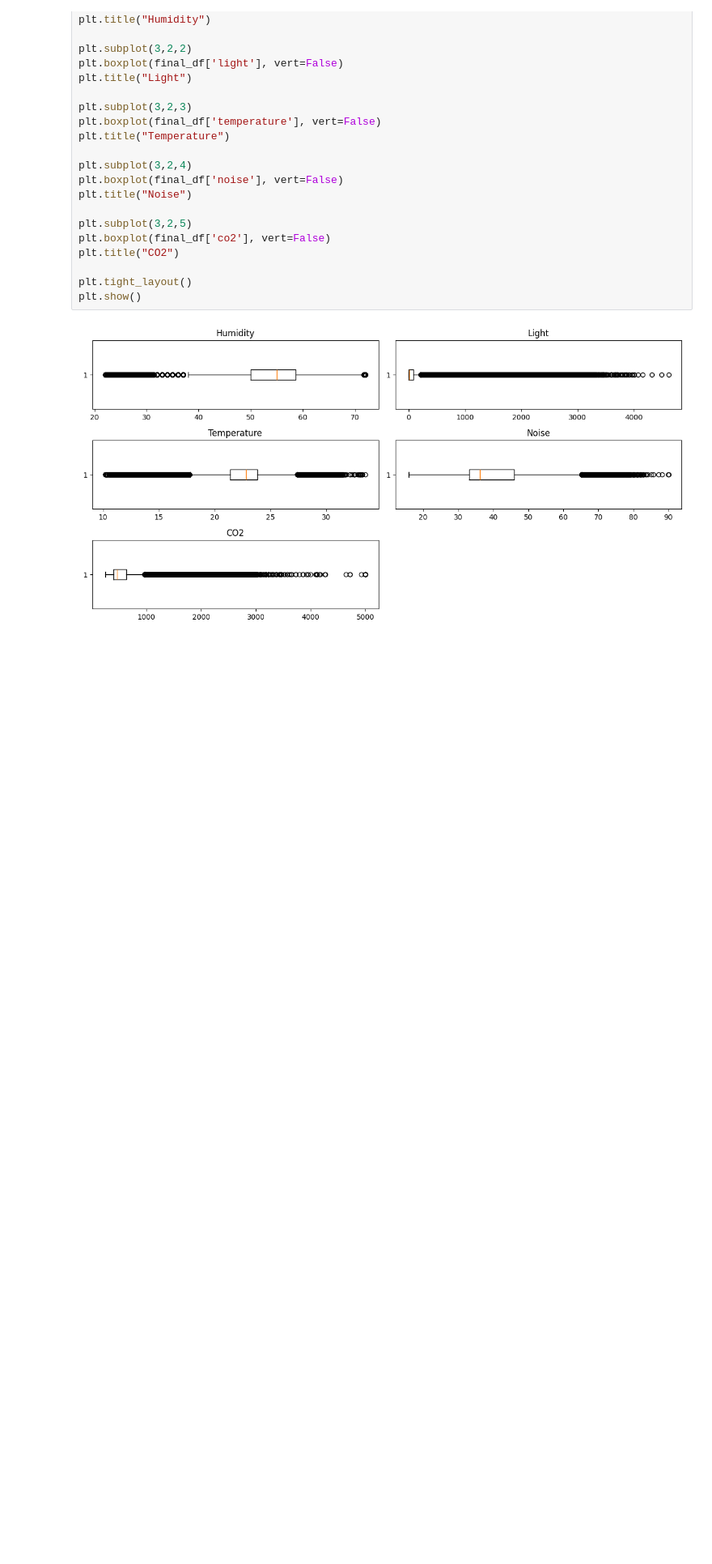
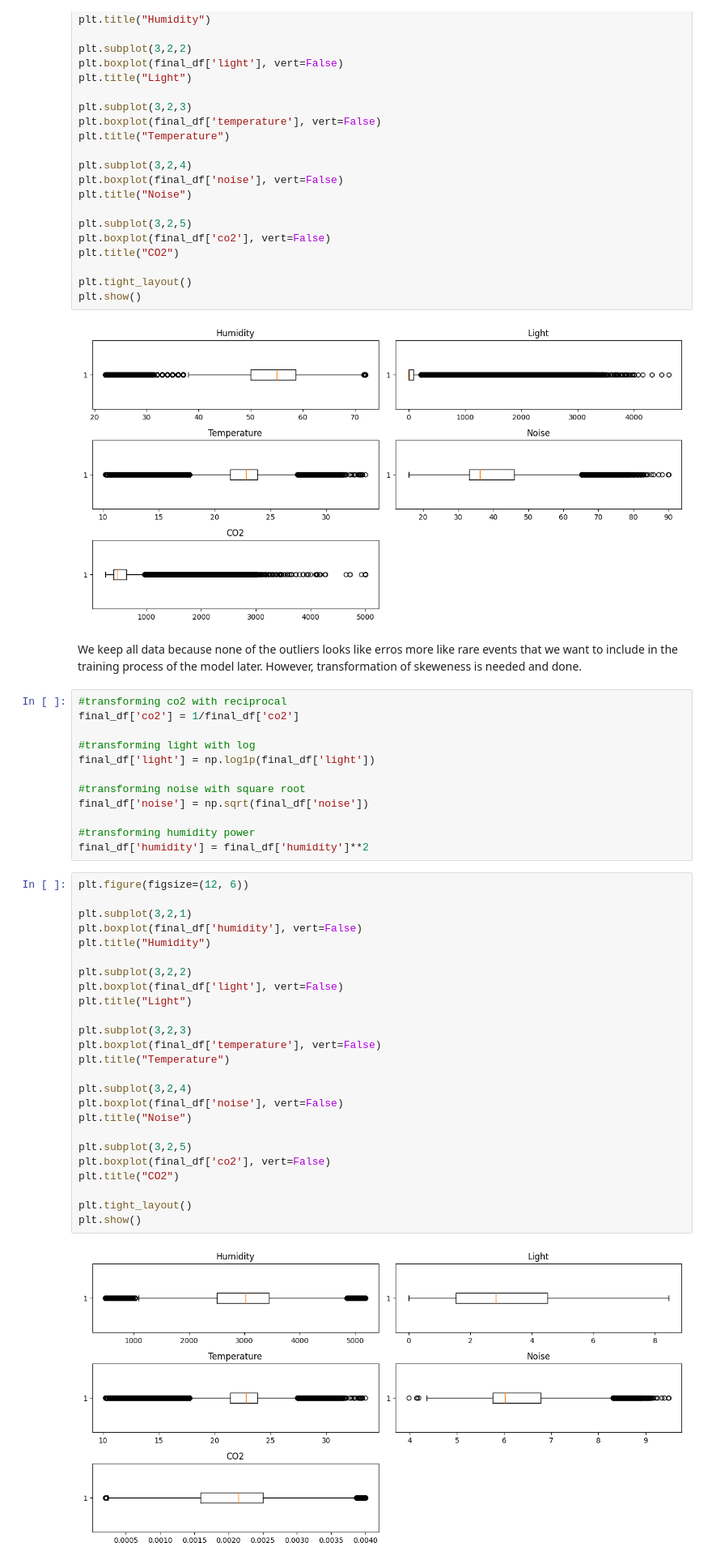
Before and after one commit to SEP4Real/SEP4, a Jupyter notebook: MAL/notebooks/data_related/full_mock_data_analysis.ipynb, the cells around one changed output. Shown at 81% size. Saved outputs shown, nothing was run; the diff lists cells and outputs as text; blank space fills up the shorter version.

Commit message:
[update] handling outliers and transformation

```diff
--- a/MAL/notebooks/data_related/full_mock_data_analysis.ipynb
+++ b/MAL/notebooks/data_related/full_mock_data_analysis.ipynb
@@ -356,3 +356,44 @@ plt.tight_layout()
 plt.show()
 # %% [output]
 [figure]
+# %% [markdown]
+We keep all data because none of the outliers looks like erros more like rare events that we want to include in the training process of the model later. However, transformation of skeweness is needed and done.
+# %%
+#transforming co2 with reciprocal
+final_df['co2'] = 1/final_df['co2']
+
+#transforming light with log
+final_df['light'] = np.log1p(final_df['light'])
+
+#transforming noise with square root
+final_df['noise'] = np.sqrt(final_df['noise'])
+
+#transforming humidity power
+final_df['humidity'] = final_df['humidity']**2
+# %%
+plt.figure(figsize=(12, 6))
+
+plt.subplot(3,2,1)
+plt.boxplot(final_df['humidity'], vert=False)
+plt.title("Humidity")
+
+plt.subplot(3,2,2)
+plt.boxplot(final_df['light'], vert=False)
+plt.title("Light")
+
+plt.subplot(3,2,3)
+plt.boxplot(final_df['temperature'], vert=False)
+plt.title("Temperature")
+
+plt.subplot(3,2,4)
+plt.boxplot(final_df['noise'], vert=False)
+plt.title("Noise")
+
+plt.subplot(3,2,5)
+plt.boxplot(final_df['co2'], vert=False)
+plt.title("CO2")
+
+plt.tight_layout()
+plt.show()
+# %% [output]
+[figure, added]
```
